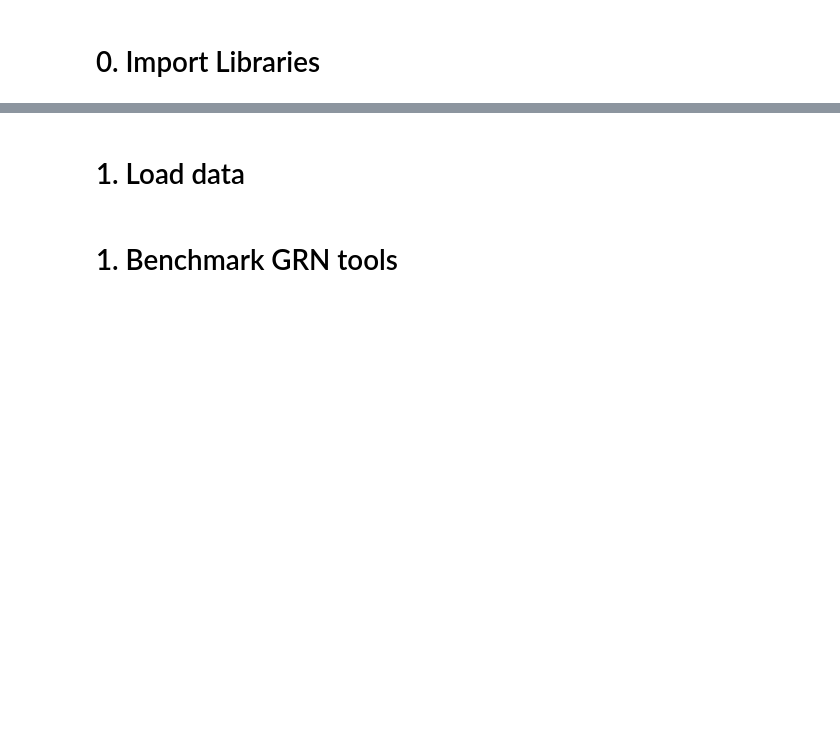
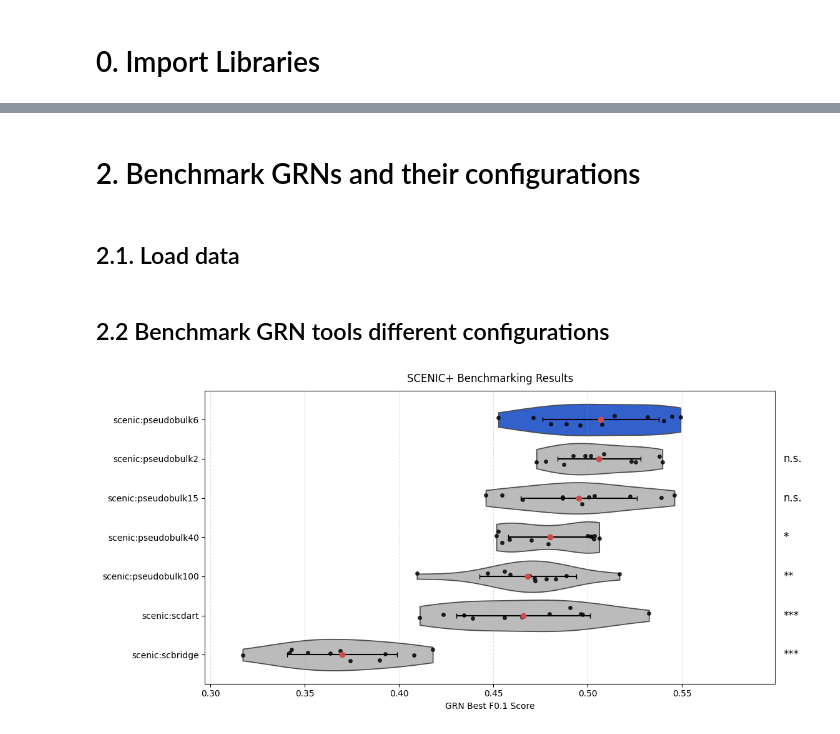
Before and after one commit to Andrew1708/GRN-project, a Jupyter notebook: workflow/notebooks/Benchmarking_Results.ipynb, the cells around one changed output, grey strips where cells are left out. Cells and saved outputs as stored; diff of their text form; code cells hidden in the pictures; blank space fills up the shorter version.

```diff
--- a/workflow/notebooks/Benchmarking_Results.ipynb
+++ b/workflow/notebooks/Benchmarking_Results.ipynb
@@ -10,3 +817,5 @@ import seaborn as sns
+# %% [markdown]
+# 2. Benchmark GRNs and their configurations
 # %% [markdown]
-# 1. Load data
+## 2.1. Load data
 # %%
@@ -21,22 +831,22 @@ integration_tools = ["scdart", "scbridge"]
-# %%
-# Dictionary to store DataFrames: {tool: {filename: DataFrame}}
-benchmark_data = {}
-
-for tool in grn_tools:
-    tool_dir = os.path.join(benchmark_dir, tool)
-    tool_data = {}
-
-    # List all .csv files in the directory
-    for filename in os.listdir(tool_dir):
-        if filename.endswith(".csv"):
-            file_path = os.path.join(tool_dir, filename)
-
-            # Read the file as a tab-separated DataFrame
-            df = pd.read_csv(file_path, sep="\t")
-
-            # Store in dictionary
-            tool_data[filename] = df
-
-    benchmark_data[tool] = tool_data
 # %% [markdown]
-# 1. Benchmark GRN tools
+## 2.2 Benchmark GRN tools different configurations
+# %%
+config_pairs = {
+    "scenic:pseudobulk2": ("scenicplus", "pseudobulk:2"),
+    "scenic:pseudobulk6": ("scenicplus", "pseudobulk:6"),
+    "scenic:pseudobulk15": ("scenicplus", "pseudobulk:15"),
+    "scenic:pseudobulk40": ("scenicplus", "pseudobulk:40"),
+    "scenic:pseudobulk100": ("scenicplus", "pseudobulk:100"),
+    "scenic:scdart": ("scenicplus", "scdart"),
+    "scenic:scbridge": ("scenicplus", "scbridge"),
+    #"scenic:scconfluence": ("scenicplus", "scconfluence")
+}
+
+summary = summarize_grn_performance(benchmark_data, config_pairs, metric_columns=["best_fbeta"])
+
+title = "SCENIC+ Benchmarking Results"
+xlabel = "GRN Best F0.1 Score"
+ylabel = ""
+plot_grn_violin(summary, title, xlabel, ylabel)
+# %% [output]
+[figure, added]
```
Also changed, not shown: parts of 86 cells of this notebook, 30 other files.
